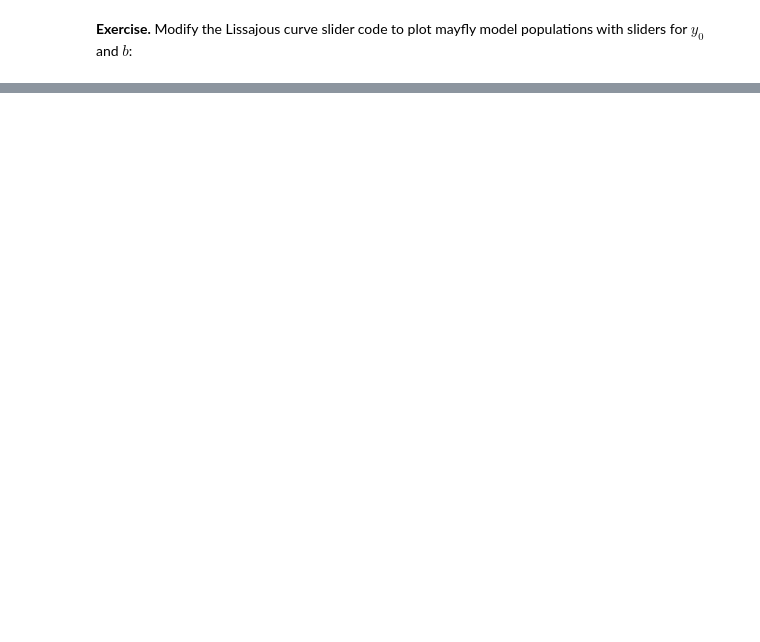
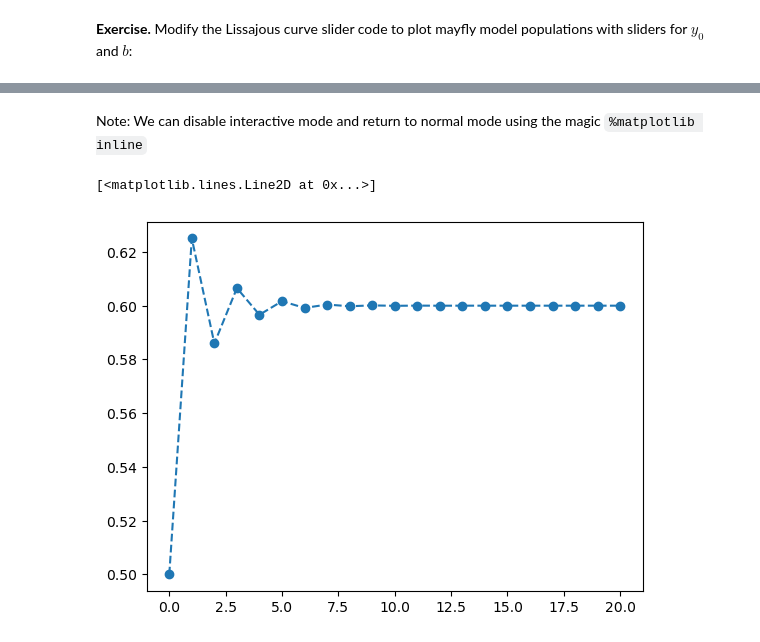
Before and after one commit to jllottes/jllottes.github.io, a Jupyter notebook: _static/weekly_notebooks/week07_notebook.ipynb, the cells around one changed output, grey strips where cells are left out. Cells and saved outputs as stored; diff of their text form; code cells hidden in the pictures; blank space fills up the shorter version.

```diff
--- a/_static/weekly_notebooks/week07_notebook.ipynb
+++ b/_static/weekly_notebooks/week07_notebook.ipynb
@@ -128,0 +171,2 @@ plt.show()
+# %% [markdown]
+Note: We can disable interactive mode and return to normal mode using the magic `%matplotlib inline`
@@ -128,0 +175,5 @@ plt.show()
+# %%
+plt.plot(mayfly_pop,'o--')
+# %% [output]
+[<matplotlib.lines.Line2D at 0x...>]
+[figure, added]
```
Also changed, not shown: parts of 9 cells of this notebook, 2 other files.
